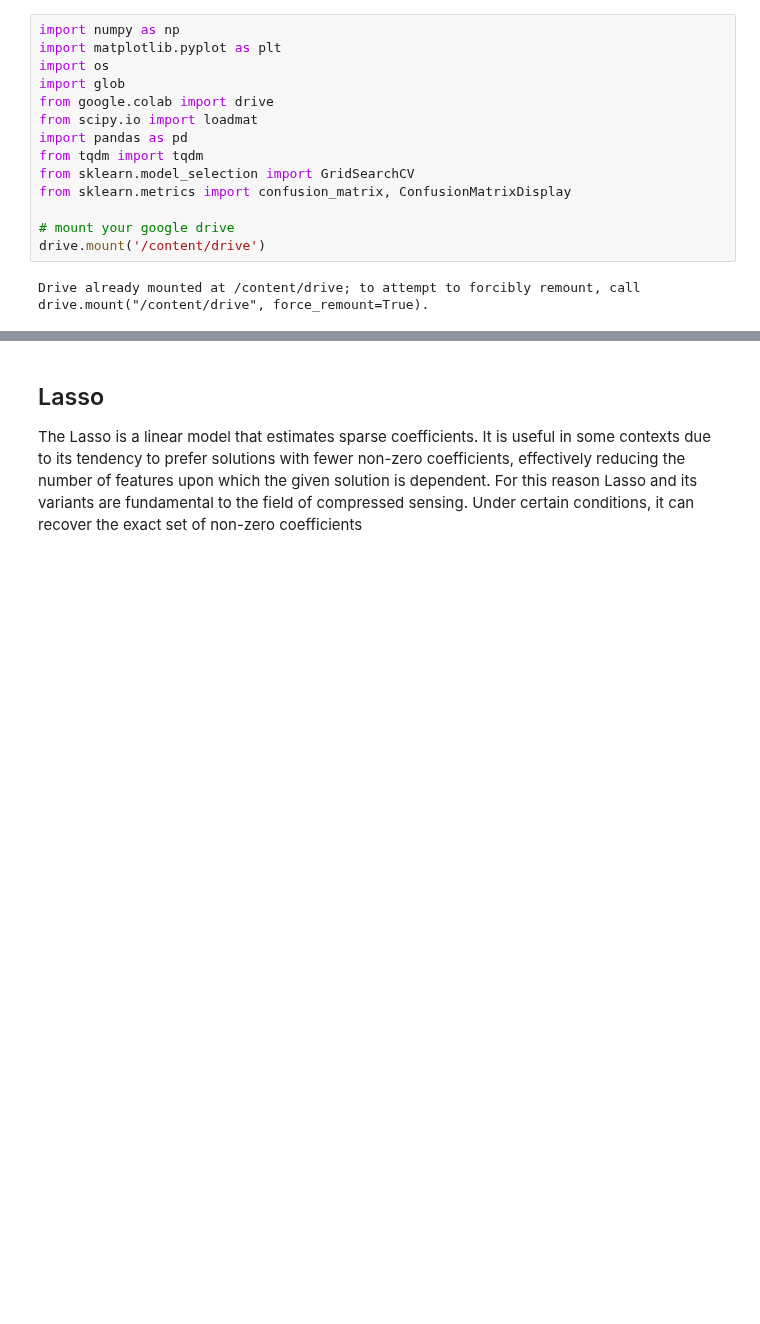
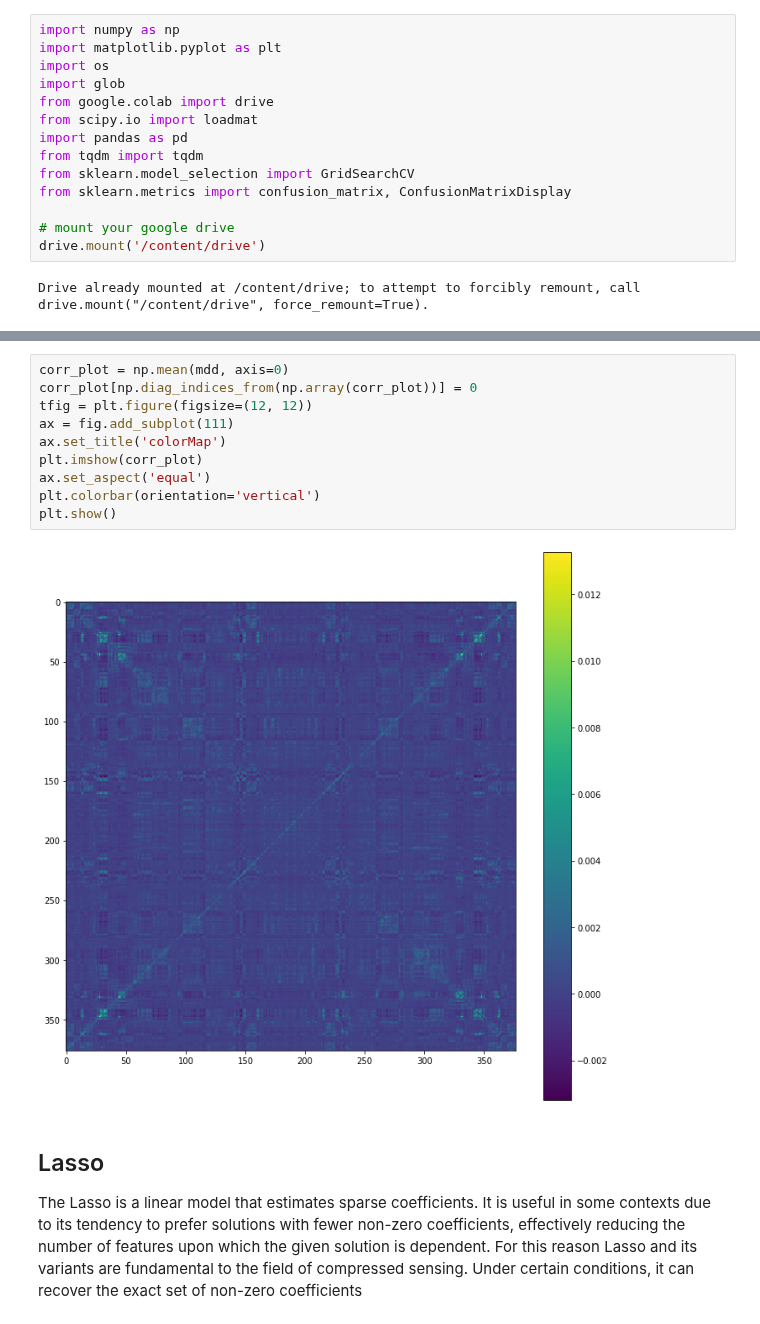
Before and after one commit to Dominic-DallOsto/translational-neuromodelling-mdd, a Jupyter notebook: Classifier/Classifier.ipynb, the cells around one changed output, grey strips where cells are left out. Cells and saved outputs as stored; diff of their text form; blank space fills up the shorter version.

```diff
--- a/Classifier/Classifier.ipynb
+++ b/Classifier/Classifier.ipynb
@@ -66,3 +94,15 @@ y_test = y[100:]
+# %%
+corr_plot = np.mean(mdd, axis=0)
+corr_plot[np.diag_indices_from(np.array(corr_plot))] = 0
+tfig = plt.figure(figsize=(12, 12))
+ax = fig.add_subplot(111)
+ax.set_title('colorMap')
+plt.imshow(corr_plot)
+ax.set_aspect('equal')
+plt.colorbar(orientation='vertical')
+plt.show()
+# %% [output]
+[figure, added]
 # %% [markdown]
 ## Lasso
 
```
Also changed, not shown: parts of 17 cells of this notebook.
